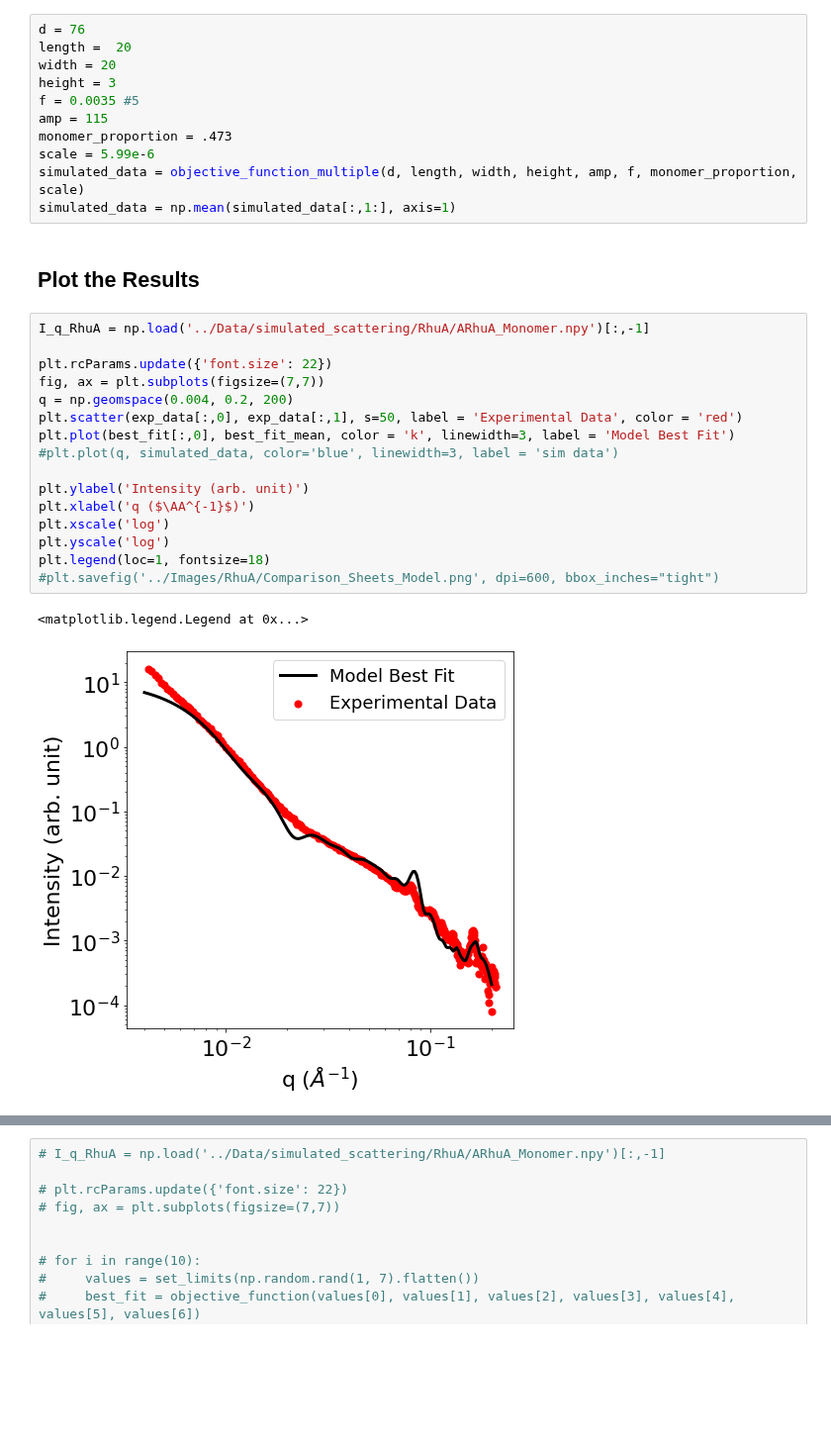
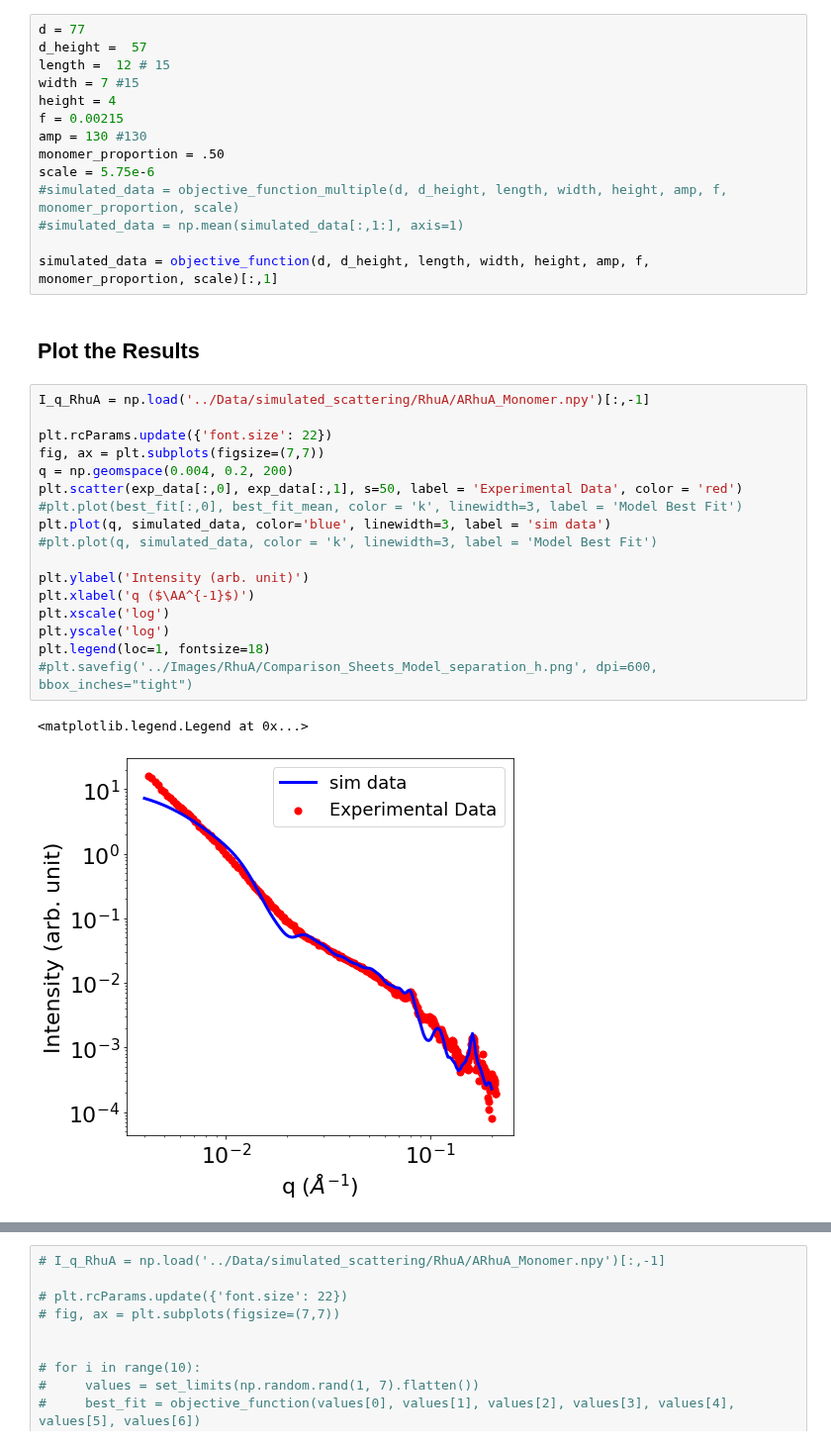
Before and after one commit to pozzo-research-group/MC-DFM, a Jupyter notebook: Notebooks/RhuA Sheets Fit Experimental Data.ipynb, the cells around one changed output, grey strips where cells are left out. Shown at 99% size. Drawn from its saved outputs; the diff is of its cells as text; blank space fills up the shorter version.

```diff
--- a/Notebooks/RhuA Sheets Fit Experimental Data.ipynb
+++ b/Notebooks/RhuA Sheets Fit Experimental Data.ipynb
@@ -404,35 +459,39 @@ best_fit_mean = np.mean(best_fit[:,1:], axis=1)
 # %% [markdown]
 A second curve can also be simulated to compare it with the best sample.
 # %%
-d = 76
-length =  20
-width = 20
-height = 3
-f = 0.0035 #5
-amp = 115
-monomer_proportion = .473
-scale = 5.99e-6
-simulated_data = objective_function_multiple(d, length, width, height, amp, f, monomer_proportion, scale)
-simulated_data = np.mean(simulated_data[:,1:], axis=1)
+d = 77
+d_height =  57
+length =  12 # 15
+width = 7 #15
+height = 4
+f = 0.00215
+amp = 130 #130
+monomer_proportion = .50
+scale = 5.75e-6
+#simulated_data = objective_function_multiple(d, d_height, length, width, height, amp, f, monomer_proportion, scale)
+#simulated_data = np.mean(simulated_data[:,1:], axis=1)
+
+simulated_data = objective_function(d, d_height, length, width, height, amp, f, monomer_proportion, scale)[:,1]
 # %% [markdown]
 ## Plot the Results
 # %%
 I_q_RhuA = np.load('../Data/simulated_scattering/RhuA/ARhuA_Monomer.npy')[:,-1]
 
 plt.rcParams.update({'font.size': 22})
 fig, ax = plt.subplots(figsize=(7,7))
 q = np.geomspace(0.004, 0.2, 200)
 plt.scatter(exp_data[:,0], exp_data[:,1], s=50, label = 'Experimental Data', color = 'red')
-plt.plot(best_fit[:,0], best_fit_mean, color = 'k', linewidth=3, label = 'Model Best Fit')
-#plt.plot(q, simulated_data, color='blue', linewidth=3, label = 'sim data')
+#plt.plot(best_fit[:,0], best_fit_mean, color = 'k', linewidth=3, label = 'Model Best Fit')
+plt.plot(q, simulated_data, color='blue', linewidth=3, label = 'sim data')
+#plt.plot(q, simulated_data, color = 'k', linewidth=3, label = 'Model Best Fit')
 
 plt.ylabel('Intensity (arb. unit)')
 plt.xlabel('q ($\AA^{-1}$)')
 plt.xscale('log')
 plt.yscale('log')
 plt.legend(loc=1, fontsize=18)
-#plt.savefig('../Images/RhuA/Comparison_Sheets_Model.png', dpi=600, bbox_inches="tight")
+#plt.savefig('../Images/RhuA/Comparison_Sheets_Model_separation_h.png', dpi=600, bbox_inches="tight")
 # %% [output]
 <matplotlib.legend.Legend at 0x...>
-[figure, old version]
+[figure, new version]
 # %%
```
Also changed, not shown: parts of 8 cells of this notebook.
